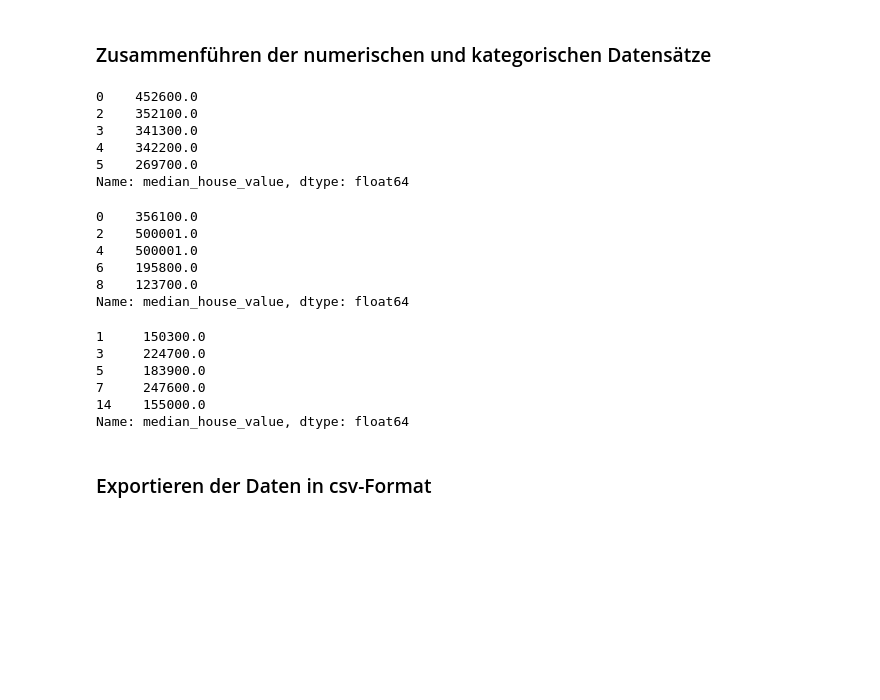
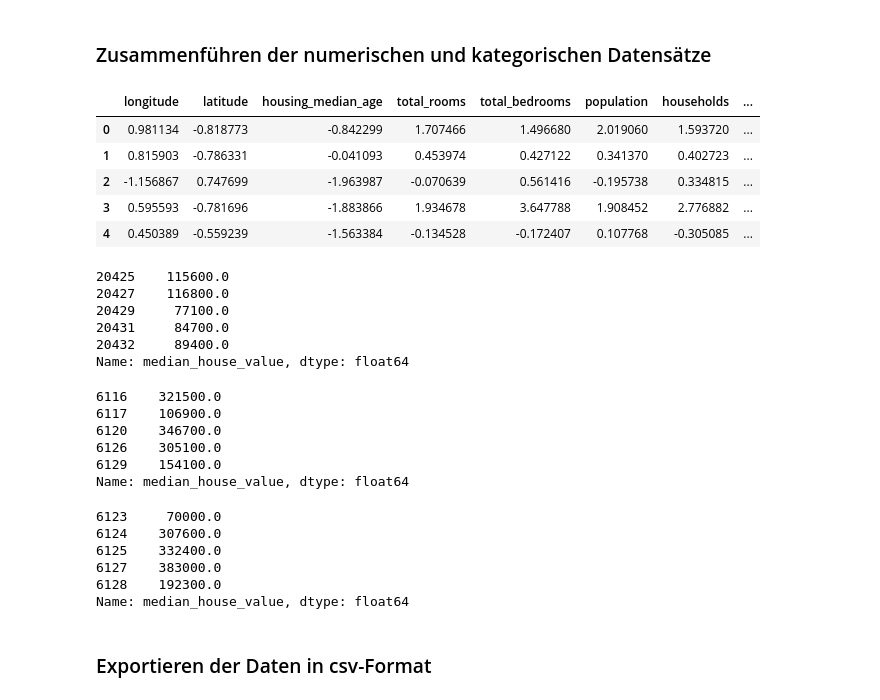
Before and after one commit to tthomik/20180807_descriptive-analysis, a Jupyter notebook: 20180911_housing_strat_standard.ipynb, the cells around one changed output. Drawn from its saved outputs; the diff is of its cells as text; code cells hidden in the pictures; blank space fills up the shorter version.

```diff
--- a/20180911_housing_strat_standard.ipynb
+++ b/20180911_housing_strat_standard.ipynb
@@ -165,0 +159,17 @@ test_cat = test_set_1hotencoded.iloc[:,-4:].head() # dieser Datensatz hat keine
+# %%
+train_set_1hotencoded = umwandlung_binaer(train_set)
+validate_set_1hotencoded = umwandlung_binaer(validate_set)
+test_set_1hotencoded = umwandlung_binaer(test_set)
+train_cat = train_set_1hotencoded.iloc[:,-5:]
+validate_cat = validate_set_1hotencoded.iloc[:,-5:]
+
+# dieser Datensatz hat keine Inseln, deswegen -4
+test_cat = test_set_1hotencoded.iloc[:,-4:]
+# zu test_cat wird Spalte Island hinzugefügt und mit Nullen aufgefüllt
+test_cat["ISLAND"] = np.zeros((3065,1))
+
+# Columns werden sortiert, da durch das stratshufflesplit die kategorischen Columns in unterschiedlicher Reihenfolge auftauchen
+train_cat.sort_index(axis=1,inplace=True)
+validate_cat.sort_index(axis=1,inplace=True)
+test_cat.sort_index(axis=1,inplace=True)
+validate_cat.head()
@@ -198,34 +235,43 @@ x_validate = validate.drop("median_house_value", axis=1)
 test = pd.concat((test_set_num_scaled, test_cat),axis=1)
 x_test = test.drop("median_house_value", axis=1)
+# %%
+x_test.head()
+# %% [output]
+|  | longitude | latitude | housing_median_age | total_rooms | total_bedrooms | population | households | ... |
+| 0 | 0.981134 | -0.818773 | -0.842299 | 1.707466 | 1.496680 | 2.019060 | 1.593720 | ... |
+| 1 | 0.815903 | -0.786331 | -0.041093 | 0.453974 | 0.427122 | 0.341370 | 0.402723 | ... |
+| 2 | -1.156867 | 0.747699 | -1.963987 | -0.070639 | 0.561416 | -0.195738 | 0.334815 | ... |
+| 3 | 0.595593 | -0.781696 | -1.883866 | 1.934678 | 3.647788 | 1.908452 | 2.776882 | ... |
+| 4 | 0.450389 | -0.559239 | -1.563384 | -0.134528 | -0.172407 | 0.107768 | -0.305085 | ... |
 # %%
-y_train = train_set["median_house_value"]
-y_validate = validate_set["median_house_value"]
-y_test = test_set["median_house_value"]
-y_train.head()
+y_train = strat_train_set["median_house_value"]
+y_validate = strat_validate_set["median_house_value"]
+y_test = strat_test_set["median_house_value"]
+y_train.tail()
 # %% [output]
-0    452600.0
-2    352100.0
-3    341300.0
-4    342200.0
-5    269700.0
+20425    115600.0
+20427    116800.0
+20429     77100.0
+20431     84700.0
+20432     89400.0
 Name: median_house_value, dtype: float64
 # %%
-y_validate.head()
+y_validate.tail()
 # %% [output]
-0    356100.0
-2    500001.0
-4    500001.0
-6    195800.0
-8    123700.0
+6116    321500.0
+6117    106900.0
+6120    346700.0
+6126    305100.0
+6129    154100.0
 Name: median_house_value, dtype: float64
 # %%
-y_test.head()
+y_test.tail()
 # %% [output]
-1     150300.0
-3     224700.0
-5     183900.0
-7     247600.0
-14    155000.0
+6123     70000.0
+6124    307600.0
+6125    332400.0
+6127    383000.0
+6128    192300.0
 Name: median_house_value, dtype: float64
 # %% [markdown]
 ### Exportieren der Daten in csv-Format
```
Also changed, not shown: parts of 28 cells of this notebook.
